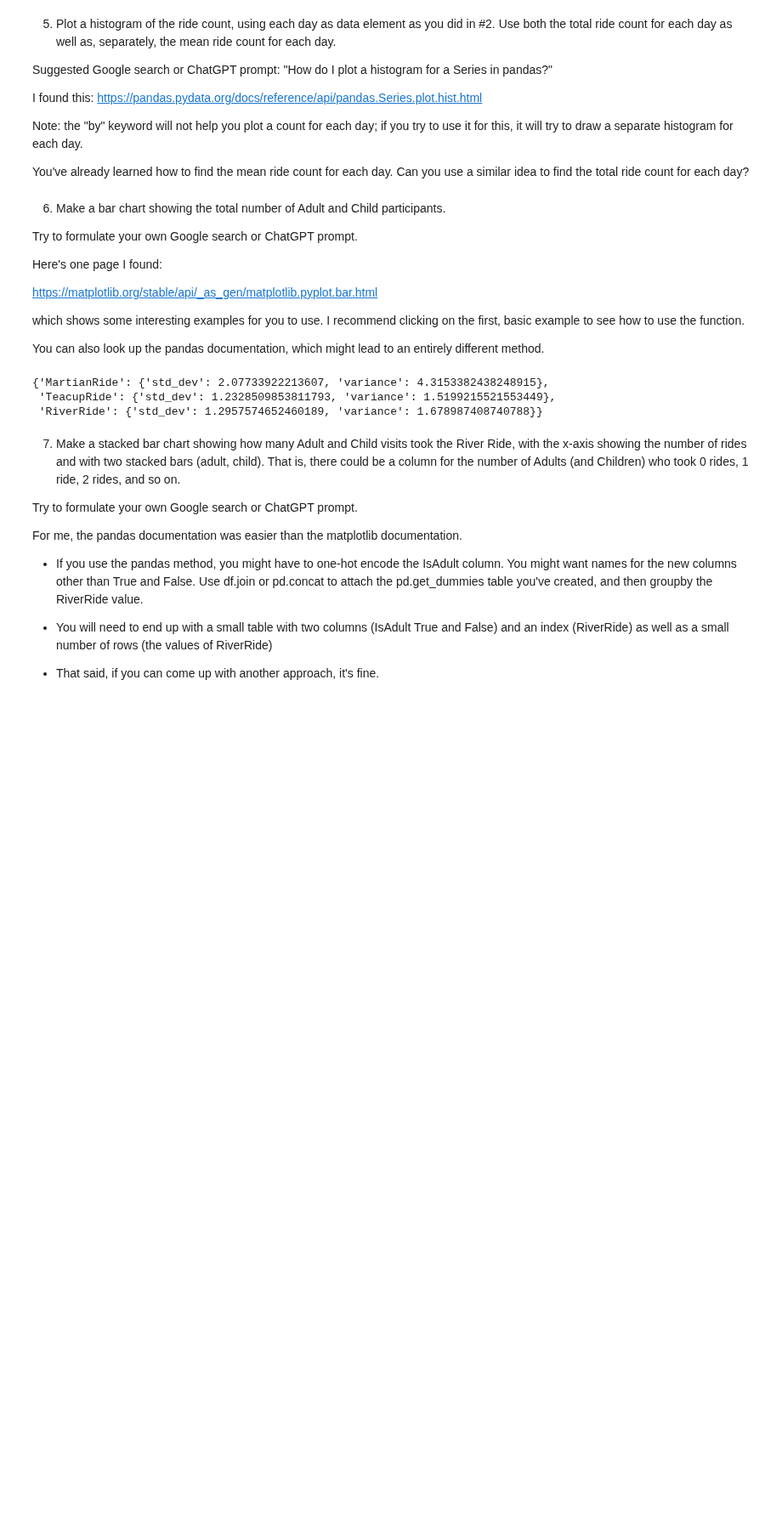
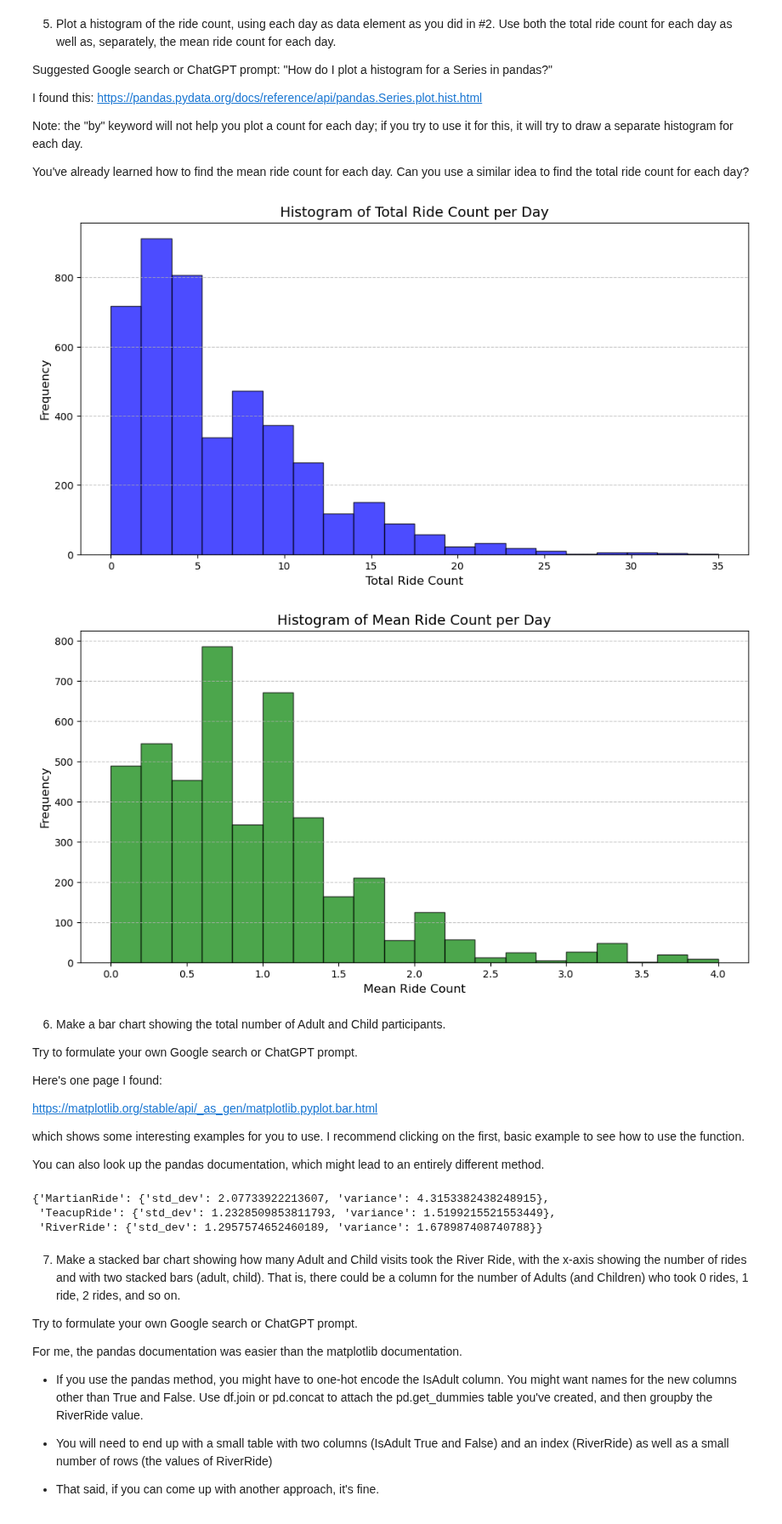
Before and after one commit to tetianakravchuk/AI-for-Leaders, a Jupyter notebook: OMDS-ModB2-Week3-Kravchuk-Tetiana.ipynb, the cells around one changed output. Shown at 85% size. Drawn from its saved outputs; the diff is of its cells as text; code cells hidden in the pictures; blank space fills up the shorter version.

```diff
--- a/OMDS-ModB2-Week3-Kravchuk-Tetiana.ipynb
+++ b/OMDS-ModB2-Week3-Kravchuk-Tetiana.ipynb
@@ -262,6 +287,33 @@ I found this: https://pandas.pydata.org/docs/reference/api/pandas.Series.plot.hi
 Note: the "by" keyword will not help you plot a count for each day; if you try to use it for this, it will try to draw a separate histogram for each day.
 
 You've already learned how to find the mean ride count for each day.  Can you use a similar idea to find the total ride count for each day?
+# %%
+import matplotlib.pyplot as plt
+
+# Group by "VisitDate" and calculate total and mean ride counts per day
+daily_totals = df.groupby("VisitDate")[["MartianRide", "TeacupRide", "RiverRide"]].sum().sum(axis=1)
+daily_means = df.groupby("VisitDate")[["MartianRide", "TeacupRide", "RiverRide"]].mean().mean(axis=1)
+
+# Plot histogram for total ride count per day
+plt.figure(figsize=(12, 6))
+daily_totals.plot.hist(bins=20, alpha=0.7, color="blue", edgecolor="black")
+plt.title("Histogram of Total Ride Count per Day", fontsize=14)
+plt.xlabel("Total Ride Count", fontsize=12)
+plt.ylabel("Frequency", fontsize=12)
+plt.grid(axis='y', linestyle='--', alpha=0.7)
+plt.show()
+
+# Plot histogram for mean ride count per day
+plt.figure(figsize=(12, 6))
+daily_means.plot.hist(bins=20, alpha=0.7, color="green", edgecolor="black")
+plt.title("Histogram of Mean Ride Count per Day", fontsize=14)
+plt.xlabel("Mean Ride Count", fontsize=12)
+plt.ylabel("Frequency", fontsize=12)
+plt.grid(axis='y', linestyle='--', alpha=0.7)
+plt.show()
+# %% [output]
+[figure, added]
+[figure, added]
 # %% [markdown]
 6. Make a bar chart showing the total number of Adult and Child participants.
 
```
Also changed, not shown: parts of 4 cells of this notebook.
